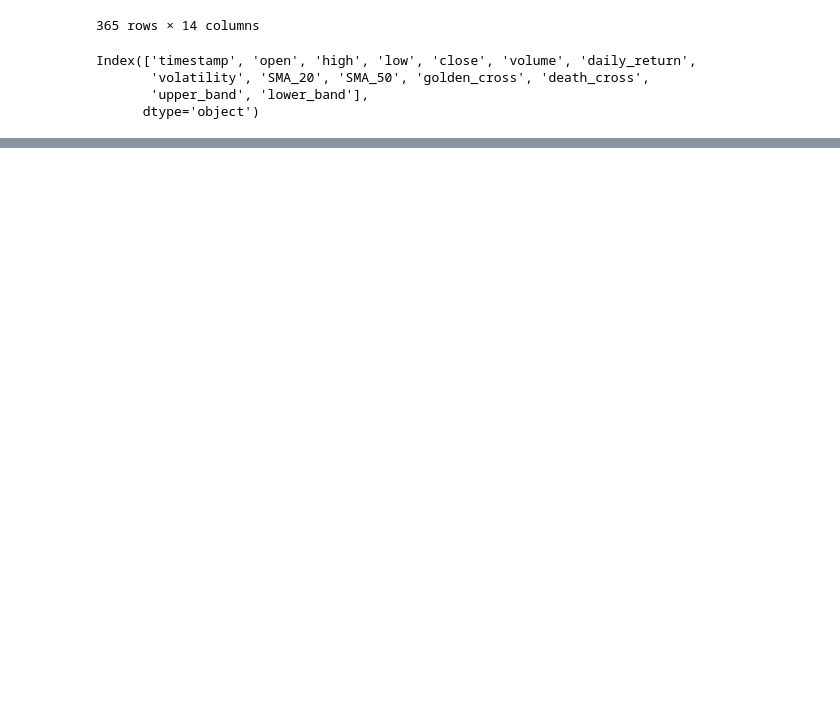
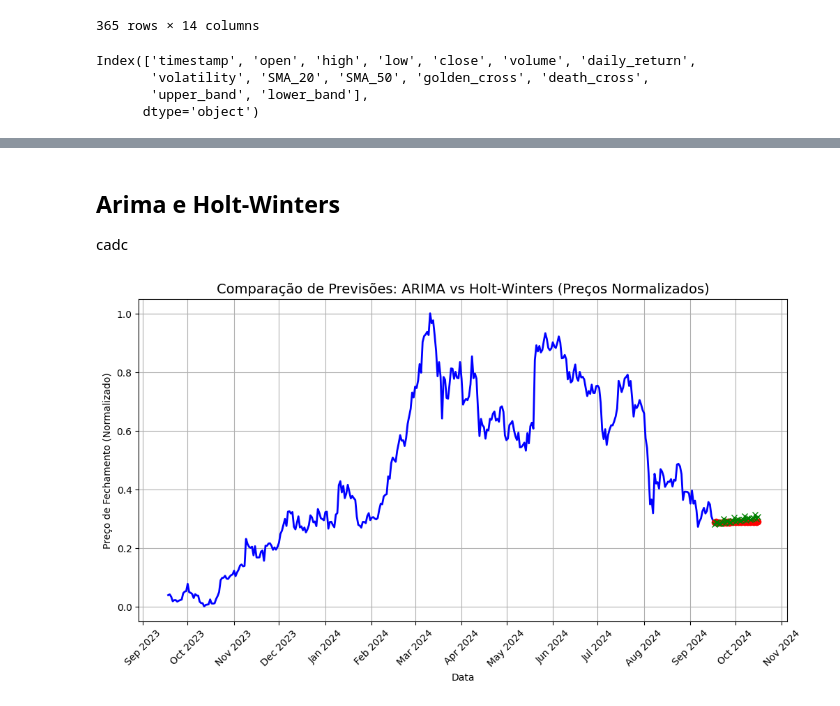
Before and after one commit to cecigonca/ponderada-cripto, a Jupyter notebook: src/dados_processados/ethereum.ipynb, the cells around one changed output, grey strips where cells are left out. Cells and saved outputs as stored; diff of their text form; code cells hidden in the pictures; blank space fills up the shorter version.

Commit message:
modelos implementados

```diff
--- a/src/dados_processados/ethereum.ipynb
+++ b/src/dados_processados/ethereum.ipynb
@@ -297,0 +368,45 @@ OUTRO
+# %% [markdown]
+## Arima e Holt-Winters
+cadc
+# %%
+# Ajustar o modelo ARIMA
+model_arima = ARIMA(df_ethereum['close'], order=(5, 1, 2))  # Exemplo de parâmetros
+model_arima_fit = model_arima.fit()
+
+# Prever os próximos 30 dias
+forecast_arima = model_arima_fit.forecast(steps=30)
+# %%
+# Ajustar o modelo Holt-Winters
+model_hw = ExponentialSmoothing(df_ethereum['close'], trend='add', seasonal='add', seasonal_periods=7)
+model_hw_fit = model_hw.fit()
+
+# Prever os próximos 30 dias
+forecast_hw = model_hw_fit.forecast(steps=30)
+# %%
+df_ethereum['timestamp'] = pd.to_datetime(df_ethereum['timestamp'])
+
+plt.plot(df_ethereum['timestamp'], df_ethereum['close'], label='Observado', color='blue', linewidth=2)
+
+last_date = df_ethereum['timestamp'].iloc[-1]
+future_dates = pd.date_range(start=last_date, periods=len(forecast_arima) + 1)
+
+plt.plot(future_dates[1:], forecast_arima, label='Previsão ARIMA', color='red', linestyle='--', marker='o')
+plt.plot(future_dates[1:], forecast_hw, label='Previsão Holt-Winters', color='green', linestyle='-.', marker='x')
+
+plt.gca().xaxis.set_major_locator(mdates.MonthLocator())
+plt.gca().xaxis.set_major_formatter(mdates.DateFormatter('%b %Y'))
+plt.xticks(rotation=45)
+
+plt.title('Comparação de Previsões: ARIMA vs Holt-Winters (Preços Normalizados)', fontsize=14)
+plt.xlabel('Data')
+plt.ylabel('Preço de Fechamento (Normalizado)')
+plt.figure(figsize=(12, 6))
+
+plt.gca().xaxis.set_major_locator(mdates.MonthLocator())
+plt.gca().xaxis.set_major_formatter(mdates.DateFormatter('%b %Y'))
+plt.xticks(rotation=45)
+
+plt.grid(True)
+plt.show()
+# %% [output]
+[figure, added]
```
Also changed, not shown: parts of 16 cells of this notebook, 3 other files.
